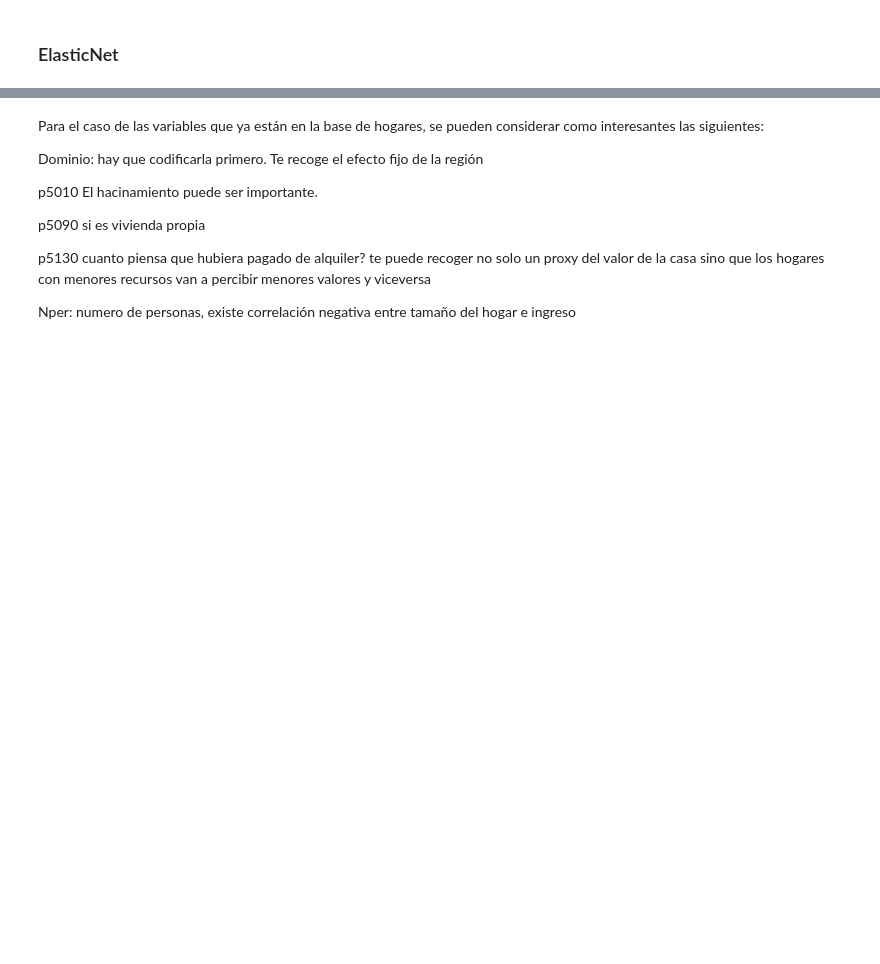
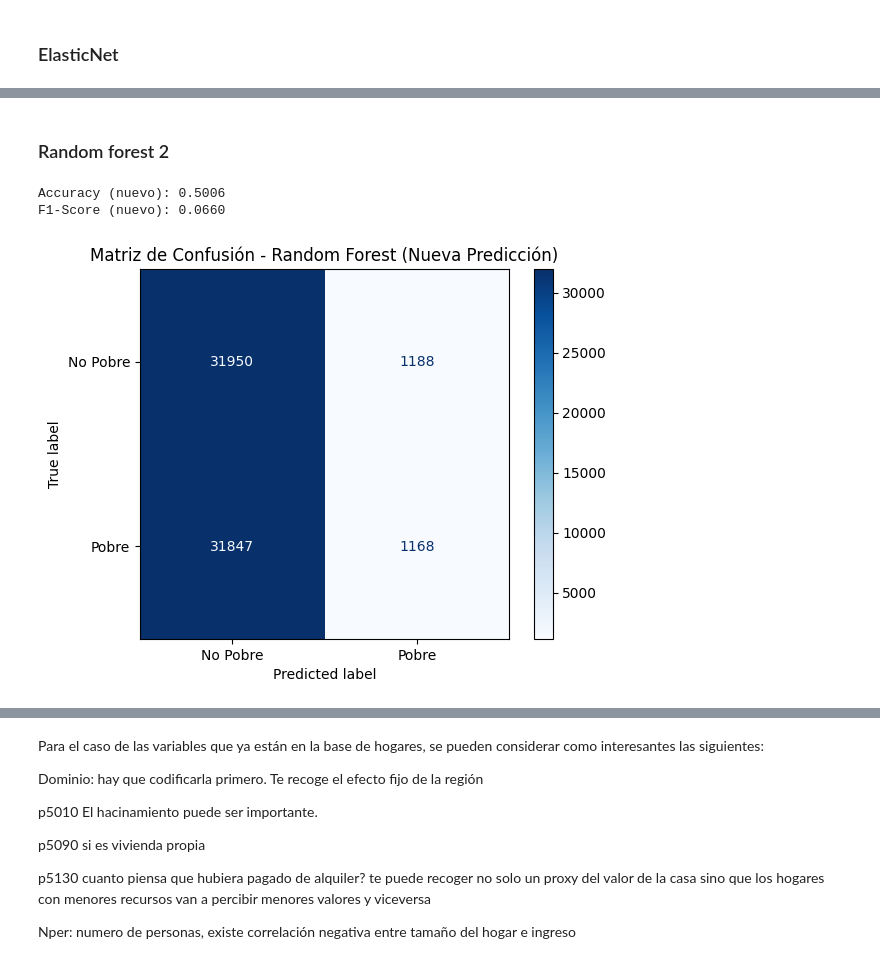
Before and after one commit to dipla70/ML-TP2, a Jupyter notebook: problem_set2.ipynb, the cells around one changed output, grey strips where cells are left out. Saved outputs shown, nothing was run; the diff lists cells and outputs as text; code cells hidden in the pictures; blank space fills up the shorter version.

```diff
--- a/problem_set2.ipynb
+++ b/problem_set2.ipynb
@@ -525,0 +742,35 @@ X_train.shape
+# %% [markdown]
+### Random forest 2
+# %%
+from sklearn.ensemble import RandomForestClassifier
+from sklearn.metrics import accuracy_score, f1_score, confusion_matrix, ConfusionMatrixDisplay
+import matplotlib.pyplot as plt
+
+# Seleccionar nuevas variables para la predicción
+X_train_new = X_train[['n_cuartos', 'n_dorm', 'vivienda', 'monto_alq']]
+X_test_new = X_test[['n_cuartos', 'n_dorm', 'vivienda', 'monto_alq']]
+
+# Entrenar nuevamente el modelo Random Forest
+rf_model_new = RandomForestClassifier(n_estimators=100, random_state=42)
+rf_model_new.fit(X_train_new, y_train)
+
+# Realizar nuevas predicciones
+y_pred_new = rf_model_new.predict(X_test_new)
+
+# Evaluación
+accuracy_new = accuracy_score(y_test, y_pred_new)
+f1_new = f1_score(y_test, y_pred_new)
+
+print(f"Accuracy (nuevo): {accuracy_new:.4f}")
+print(f"F1-Score (nuevo): {f1_new:.4f}")
+
+# Matriz de confusión
+cm_new = confusion_matrix(y_test, y_pred_new)
+disp_new = ConfusionMatrixDisplay(confusion_matrix=cm_new, display_labels=["No Pobre", "Pobre"])
+disp_new.plot(cmap="Blues")
+plt.title("Matriz de Confusión - Random Forest (Nueva Predicción)")
+plt.show()
+# %% [output]
+Accuracy (nuevo): 0.5006
+F1-Score (nuevo): 0.0660
+[figure, added]
```
Also changed, not shown: parts of 32 cells of this notebook.
